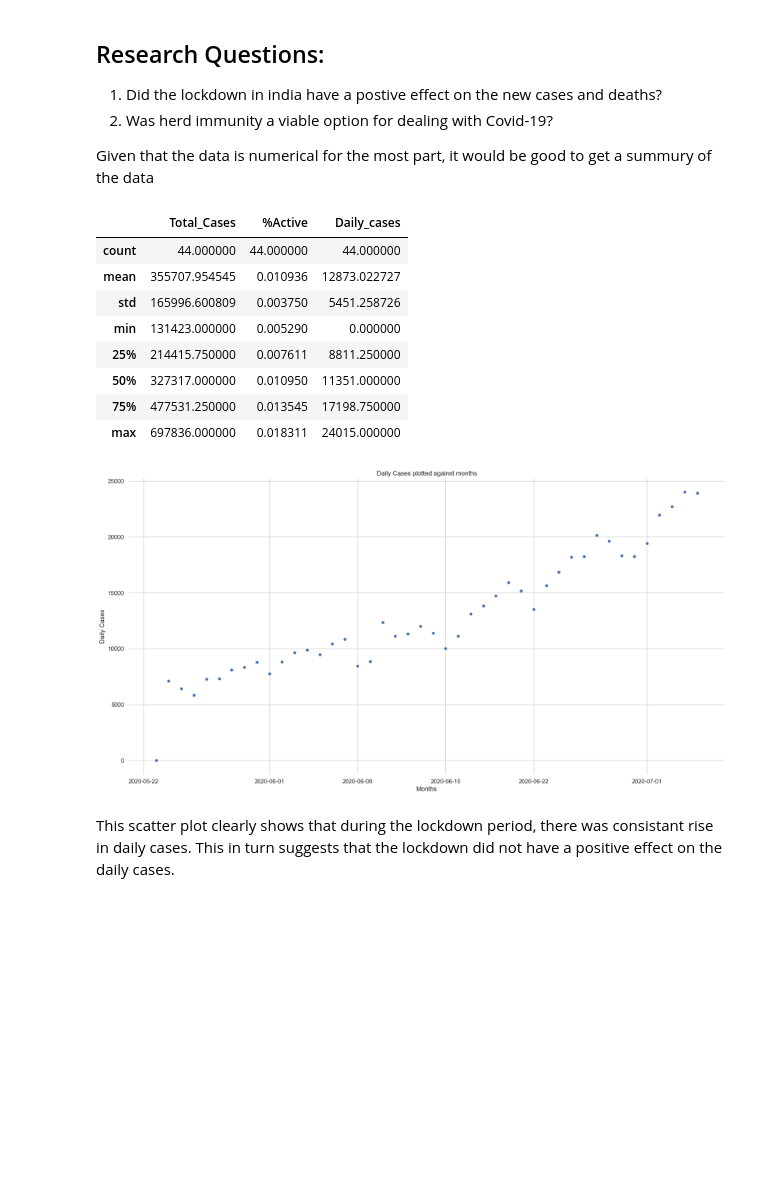
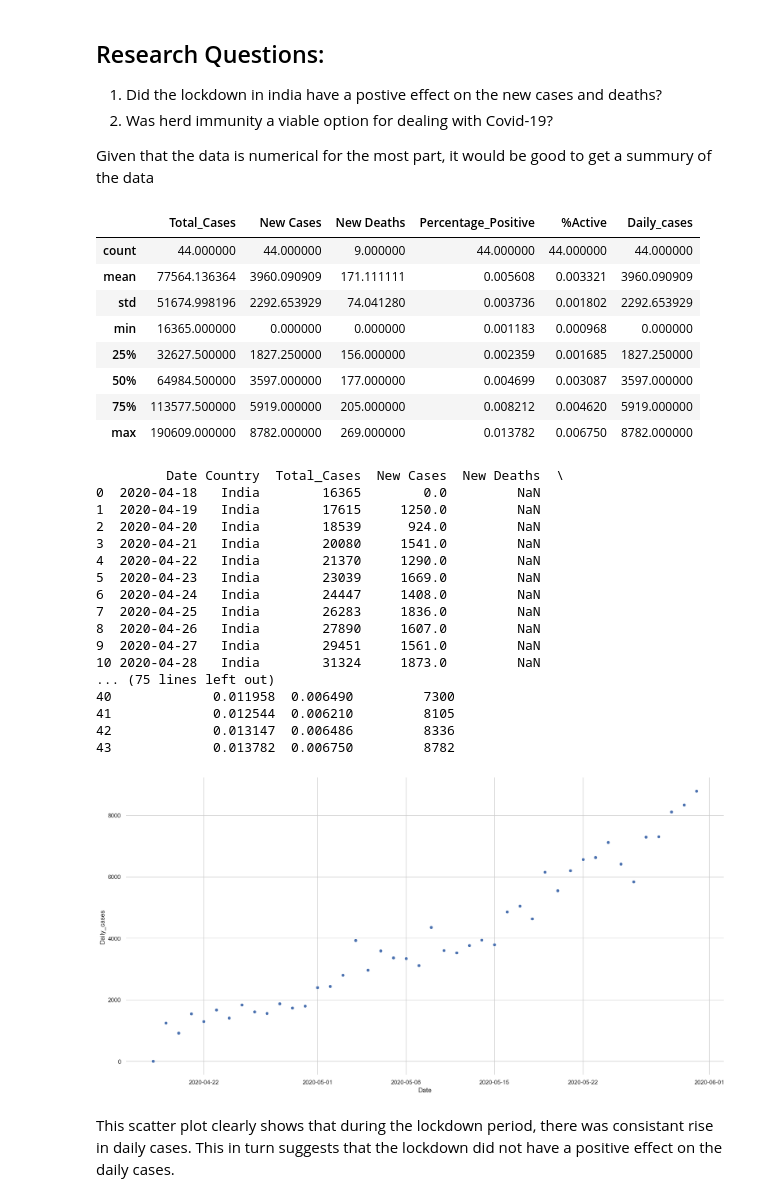
Before and after one commit to data301-2021-summer2/project-group18-project, a Jupyter notebook: analysis/Anikait/Task 3-EDA.ipynb, the cells around one changed output. Saved outputs shown, nothing was run; the diff lists cells and outputs as text; code cells hidden in the pictures; blank space fills up the shorter version.

```diff
--- a/analysis/Anikait/Task 3-EDA.ipynb
+++ b/analysis/Anikait/Task 3-EDA.ipynb
@@ -16,12 +16,11 @@ import matplotlib.pyplot as plt
 def loadingProcessing(path):
     data = (
         pd.read_csv(path)
-        .dropna().reset_index(drop = True)
-
     )
 
     return data
-df = loadingProcessing("C:\\Users\\kapur\\Documents\\UBC\\1st Year\\1st Year Summer\\DATA 301\\Project\\project-group18-project\\data\\processed\\worldometers_snapshots_April18_to_September20.csv")
+df = loadingProcessing("C:\\Users\\kapur\\Documents\\UBC\\1st Year\\1st Year Summer\\DATA 301\\Projectcopy\\project-group18-project\\data\\processed\\worldometers_snapshots_April18_to_September20.csv")
+df
 # %% [markdown]
 ## Wranlging Data
 - Isolating India and the data during the lockdown
@@ -77,12 +53,13 @@ dailyCases()
 
 
 
-df_India_lockdown1 = df_India_lockdown.drop(labels = ["Total_Deaths", "Total_Tests", "Population", "Total_Recovered","Serious_or_Critical","Active_Cases"], axis = 1)
-df_India_lockdown1 = df_India_lockdown1.dropna().reset_index(drop = True)
+df_India_lockdown1 = df_India_lockdown.drop(labels = ["Total_Deaths", "Total_Tests", "Population", "Total_Recovered","S_C","Active_Cases"], axis = 1)
+
+df_India_lockdown1 = df_India_lockdown1.reset_index(drop = True)
 
 
 
-##df_India_lockdown1
+df_India_lockdown1
 # %% [output]
 A value is trying to be set on a copy of a slice from a DataFrame.
 Try using .loc[row_indexer,col_indexer] = value instead
@@ -105,25 +99,47 @@ Given that the data is numerical for the most part, it would be good to get a su
 # %%
 df_India_lockdown1.describe(include=[np.number])
 # %% [output]
-|  | Total_Cases | %Active | Daily_cases |
-| count | 44.000000 | 44.000000 | 44.000000 |
-| mean | 355707.954545 | 0.010936 | 12873.022727 |
-| std | 165996.600809 | 0.003750 | 5451.258726 |
-| min | 131423.000000 | 0.005290 | 0.000000 |
-| 25% | 214415.750000 | 0.007611 | 8811.250000 |
-| 50% | 327317.000000 | 0.010950 | 11351.000000 |
-| 75% | 477531.250000 | 0.013545 | 17198.750000 |
-| max | 697836.000000 | 0.018311 | 24015.000000 |
+|  | Total_Cases | New Cases | New Deaths | Percentage_Positive | %Active | Daily_cases |
+| count | 44.000000 | 44.000000 | 9.000000 | 44.000000 | 44.000000 | 44.000000 |
+| mean | 77564.136364 | 3960.090909 | 171.111111 | 0.005608 | 0.003321 | 3960.090909 |
+| std | 51674.998196 | 2292.653929 | 74.041280 | 0.003736 | 0.001802 | 2292.653929 |
+| min | 16365.000000 | 0.000000 | 0.000000 | 0.001183 | 0.000968 | 0.000000 |
+| 25% | 32627.500000 | 1827.250000 | 156.000000 | 0.002359 | 0.001685 | 1827.250000 |
+| 50% | 64984.500000 | 3597.000000 | 177.000000 | 0.004699 | 0.003087 | 3597.000000 |
+| 75% | 113577.500000 | 5919.000000 | 205.000000 | 0.008212 | 0.004620 | 5919.000000 |
+| max | 190609.000000 | 8782.000000 | 269.000000 | 0.013782 | 0.006750 | 8782.000000 |
 # %%
 #A scatter plot is a good visualisation of the daily new cases
+print(df_India_lockdown1)
+
+
+
+
 sns.set_style("whitegrid")
-plot1 = sns.scatterplot(x = "Date", y = "Daily_cases", data = df_India_lockdown1, legend = "full")
-plot1.set(xlabel = "Months", ylabel = "Daily Cases", title = "Daily Cases plotted against months")
-sns.set(rc = {'figure.figsize':(20,10)})
+plot1 = sns.scatterplot(x = "Date", y = "Daily_cases", data = df_India_lockdown1)
+#plot1.set(xlabel = "Months", ylabel = "Daily Cases", title = "Daily Cases plotted against months")
+sns.set(rc = {'figure.figsize':(20,20)})
 sns.despine(left=True, bottom=True)
 plt.show()
 # %% [output]
+         Date Country  Total_Cases  New Cases  New Deaths  \
+0  2020-04-18   India        16365        0.0         NaN
+1  2020-04-19   India        17615     1250.0         NaN
+2  2020-04-20   India        18539      924.0         NaN
+3  2020-04-21   India        20080     1541.0         NaN
+4  2020-04-22   India        21370     1290.0         NaN
+5  2020-04-23   India        23039     1669.0         NaN
+6  2020-04-24   India        24447     1408.0         NaN
+7  2020-04-25   India        26283     1836.0         NaN
+8  2020-04-26   India        27890     1607.0         NaN
+9  2020-04-27   India        29451     1561.0         NaN
+10 2020-04-28   India        31324     1873.0         NaN
+... (75 lines left out)
+40             0.011958  0.006490         7300
+41             0.012544  0.006210         8105
+42             0.013147  0.006486         8336
+43             0.013782  0.006750         8782
-[figure, old version]
+[figure, new version]
 # %% [markdown]
 This scatter plot clearly shows that during the lockdown period, there was consistant rise in daily cases. This in turn suggests that the lockdown did not have a positive effect on the daily cases.
 # %%
```
Also changed, not shown: parts of 10 cells of this notebook, 6 other files.
